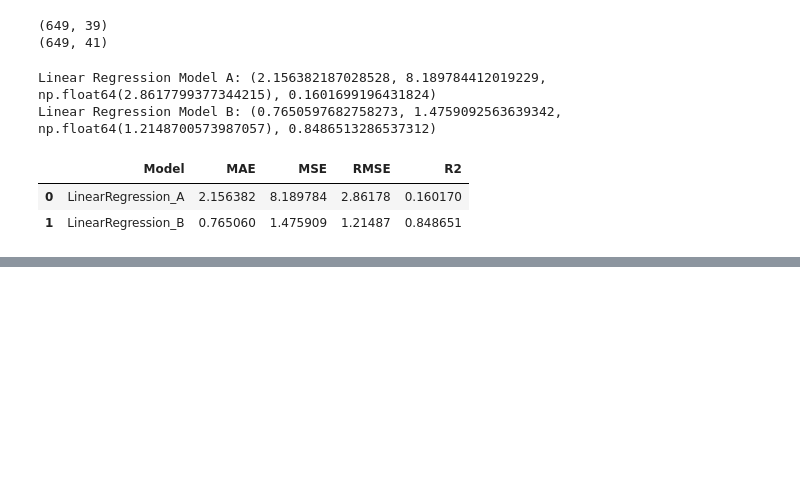
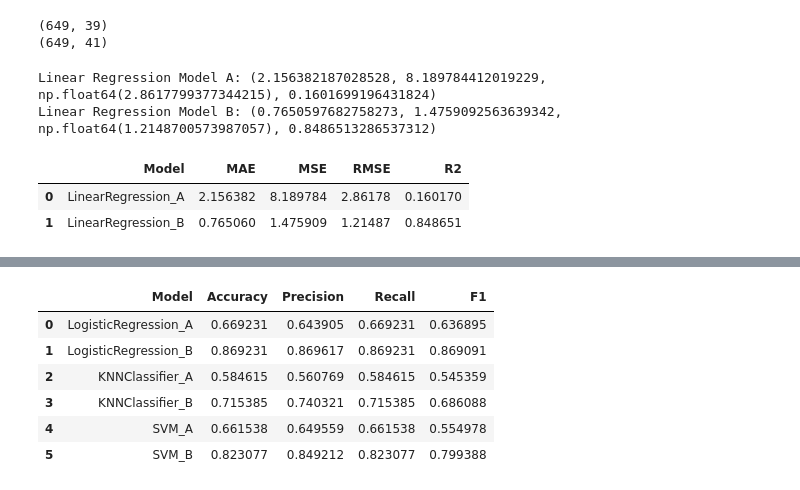
Before and after one commit to HayoungMo/ml_mohayoung_project, a Jupyter notebook: 모하영_머신러닝프로젝트.ipynb, the cells around one changed output, grey strips where cells are left out. Cells and saved outputs as stored; diff of their text form; code cells hidden in the pictures; blank space fills up the shorter version.

```diff
--- a/모하영_머신러닝프로젝트.ipynb
+++ b/모하영_머신러닝프로젝트.ipynb
@@ -287,0 +329,10 @@ knn_pred_B = knn_B.predict(X_B_test_scaled)
+# %%
+#분류용 스케일링, KNN, SVM 때문에 스케일링을 해줘야한다
+scaler_A_c = StandardScaler()
+scaler_B_c = StandardScaler()
+
+X_A_train_c_scaled = scaler_A_c.fit_transform(X_A_train_c)
+X_A_test_c_scaled = scaler_A_c.transform(X_A_test_c)
+
+X_B_train_c_scaled = scaler_B_c.fit_transform(X_B_train_c)
+X_B_test_c_scaled = scaler_B_c.transform(X_B_test_c)
@@ -287,0 +380,10 @@ knn_pred_B = knn_B.predict(X_B_test_scaled)
+# %%
+#분류평가 함수 보강
+from sklearn.metrics import accuracy_score, precision_score, recall_score, f1_score
+
+def classification_metrics(y_true, y_pred):
+    accuracy = accuracy_score(y_true, y_pred)
+    precision = precision_score(y_true, y_pred, average="weighted", zero_division=0)
+    recall = recall_score(y_true, y_pred, average="weighted", zero_division=0)
+    f1 = f1_score(y_true, y_pred, average="weighted", zero_division=0)
+    return accuracy, precision, recall, f1
@@ -287,0 +425,34 @@ knn_pred_B = knn_B.predict(X_B_test_scaled)
+# %%
+#SVM 분류
+from sklearn.svm import SVC
+
+svm_A = SVC()
+svm_A.fit(X_A_train_c_scaled, y_clf_train)
+svm_pred_A = svm_A.predict(X_A_test_c_scaled)
+
+svm_B = SVC()
+svm_B.fit(X_B_train_c_scaled, y_clf_train_B)
+svm_pred_B = svm_B.predict(X_B_test_c_scaled)
+
+svm_A_result = classification_metrics(y_clf_test, svm_pred_A)
+svm_B_result = classification_metrics(y_clf_test_B, svm_pred_B)
+
+svm_classification_result = pd.DataFrame({
+    "Model": ["SVM_A", "SVM_B"],
+    "Accuracy": [svm_A_result[0], svm_B_result[0]],
+    "Precision": [svm_A_result[1], svm_B_result[1]],
+    "Recall": [svm_A_result[2], svm_B_result[2]],
+    "F1": [svm_A_result[3], svm_B_result[3]]
+})
+
+classification_result_all = classification_result_all.drop_duplicates()
+classification_result_all.to_csv("outputs/classification_result.csv", index=False, encoding="utf-8-sig")
+classification_result_all
+# %% [output]
+|  | Model | Accuracy | Precision | Recall | F1 |
+| 0 | LogisticRegression_A | 0.669231 | 0.643905 | 0.669231 | 0.636895 |
+| 1 | LogisticRegression_B | 0.869231 | 0.869617 | 0.869231 | 0.869091 |
+| 2 | KNNClassifier_A | 0.584615 | 0.560769 | 0.584615 | 0.545359 |
+| 3 | KNNClassifier_B | 0.715385 | 0.740321 | 0.715385 | 0.686088 |
+| 4 | SVM_A | 0.661538 | 0.649559 | 0.661538 | 0.554978 |
+| 5 | SVM_B | 0.823077 | 0.849212 | 0.823077 | 0.799388 |
```
Also changed, not shown: parts of 8 cells of this notebook, 1 other file.
